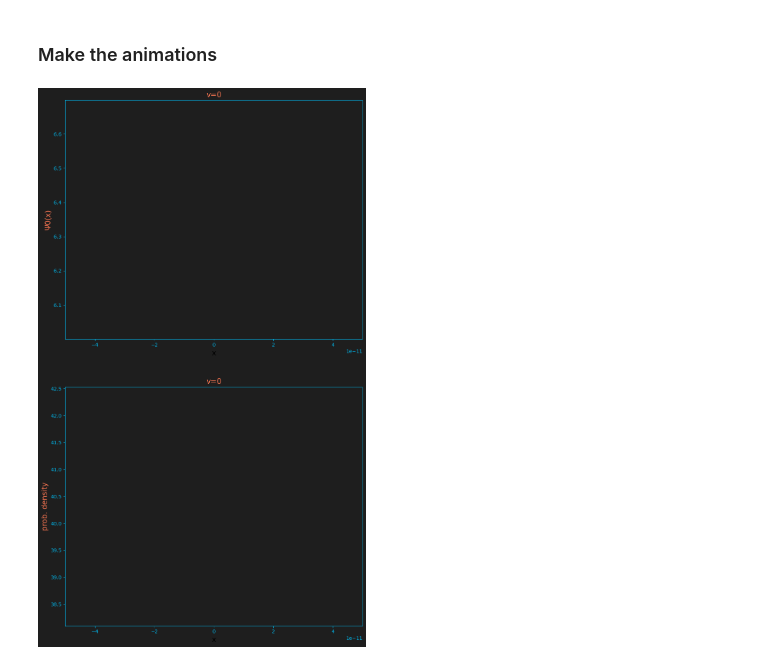
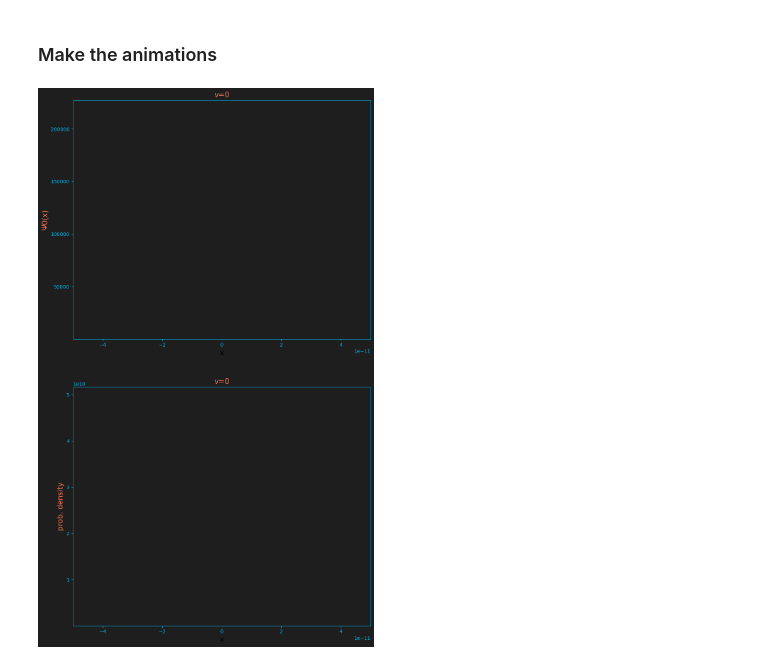
Before and after one commit to akey7/quantum-harmonic-oscillator, a Jupyter notebook: wavefunctions.ipynb, the cells around one changed output. Cells and saved outputs as stored; diff of their text form; code cells hidden in the pictures.

```diff
--- a/wavefunctions.ipynb
+++ b/wavefunctions.ipynb
@@ -52,31 +52,33 @@ for ax in axs:
 
     for spine_direction in ["top", "right", "bottom", "left"]:
         ax.spines[spine_direction].set_color(axis_color)
 
 v = 0
 
 axs[0].set_title(f'v={v}', size=15, color=heading_text_color)
 axs[0].set_ylabel(f'Ψ{v}(x)', size=15, color=heading_text_color)
 axs[0].set_xlabel('x', size=15)
 axs[0].set_xlim(x_min, x_max)
+axs[0].set_ylim(min(wavefunctions[v][1]), max(wavefunctions[v][1]))
 wavefunction_line = axs[0].plot(wavefunctions[v][0][0], wavefunctions[v][1][0], color=line_color_1)
 
 axs[1].set_title(f'v={v}', size=15, color=heading_text_color)
 axs[1].set_ylabel(f'prob. density', size=15, color=heading_text_color)
 axs[1].set_xlabel('x', size=15)
 axs[1].set_xlim(x_min, x_max)
+axs[1].set_ylim(min(prob_densities[v][1]), max(prob_densities[v][1]))
 prob_density_line = axs[1].plot(prob_densities[v][0][0], prob_densities[v][1][0], color=line_color_2)
 
 points_per_frame = int(ceil(n_points / num_frames))
 
 def update(frame):
     wavefunction_line[0].set_xdata(wavefunctions[v][0][:points_per_frame*frame])
     wavefunction_line[0].set_ydata(wavefunctions[v][1][:points_per_frame*frame])
     prob_density_line[0].set_xdata(wavefunctions[v][0][:points_per_frame*frame])
     prob_density_line[0].set_ydata(wavefunctions[v][1][:points_per_frame*frame])
     return wavefunction_line[0], prob_density_line[0]
 
 ani = animation.FuncAnimation(fig=fig, func=update, frames=num_frames, interval=33)
 ani.save(filename=os.path.join("output", f"wavefunction_prob_density_{v}.mp4"), writer="ffmpeg")
 # %% [output]
-[figure, old version]
+[figure, new version]
```
